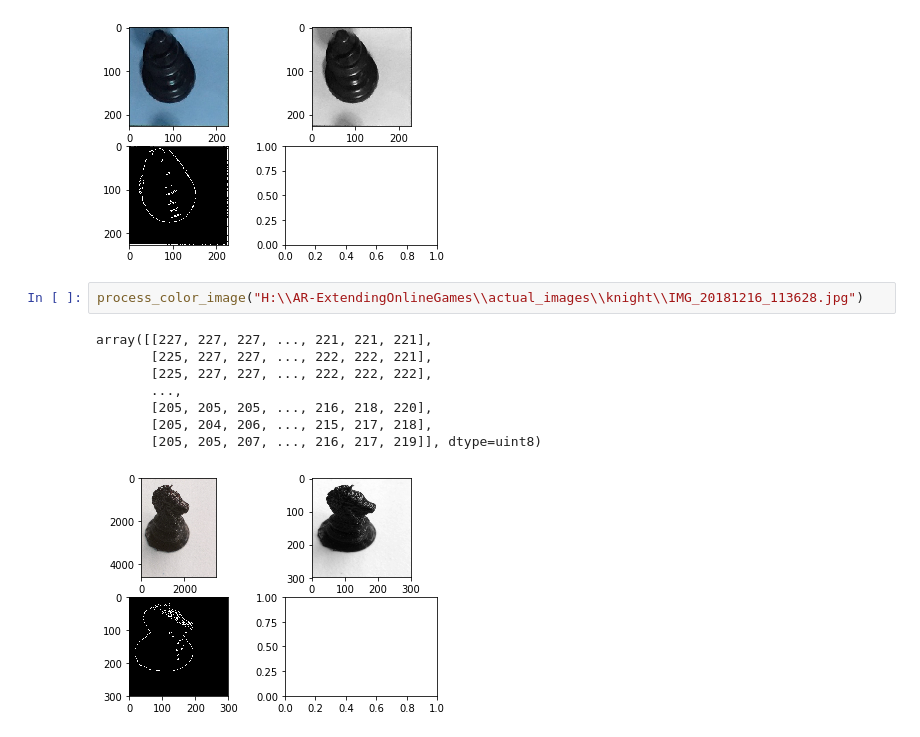
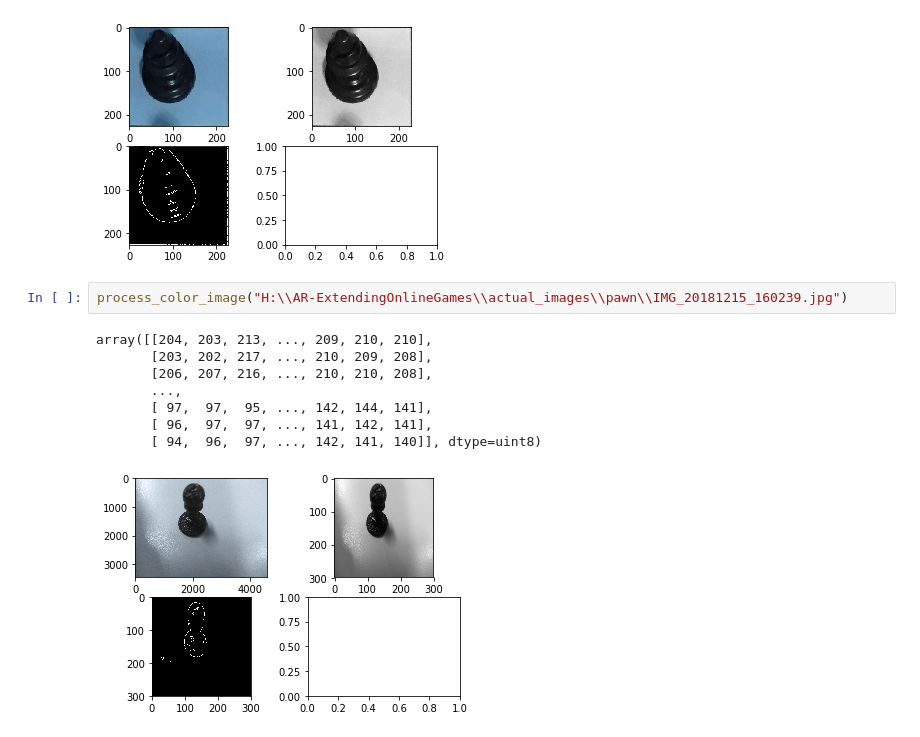
Before and after one commit to ace-racer/Extending-Board-Games-using-deep-learning, a Jupyter notebook: chess_piece_detection/Grayscale processing.ipynb, the cells around one changed output. Drawn from its saved outputs; the diff is of its cells as text.

```diff
--- a/chess_piece_detection/Grayscale processing.ipynb
+++ b/chess_piece_detection/Grayscale processing.ipynb
@@ -82,13 +82,13 @@ bb = process_color_image("H:\\AR-ExtendingOnlineGames\\data\\chess_pieces_data\\
 # %% [output]
 [figure]
 # %%
-process_color_image("H:\\AR-ExtendingOnlineGames\\actual_images\\knight\\IMG_20181216_113628.jpg")
+process_color_image("H:\\AR-ExtendingOnlineGames\\actual_images\\pawn\\IMG_20181215_160239.jpg")
 # %% [output]
-array([[227, 227, 227, ..., 221, 221, 221],
-       [225, 227, 227, ..., 222, 222, 221],
-       [225, 227, 227, ..., 222, 222, 222],
+array([[204, 203, 213, ..., 209, 210, 210],
+       [203, 202, 217, ..., 210, 209, 208],
+       [206, 207, 216, ..., 210, 210, 208],
        ...,
-       [205, 205, 205, ..., 216, 218, 220],
-       [205, 204, 206, ..., 215, 217, 218],
-       [205, 205, 207, ..., 216, 217, 219]], dtype=uint8)
+       [ 97,  97,  95, ..., 142, 144, 141],
+       [ 96,  97,  97, ..., 141, 142, 141],
+       [ 94,  96,  97, ..., 142, 141, 140]], dtype=uint8)
-[figure, old version]
+[figure, new version]
```
Also changed, not shown: 1 other file.
